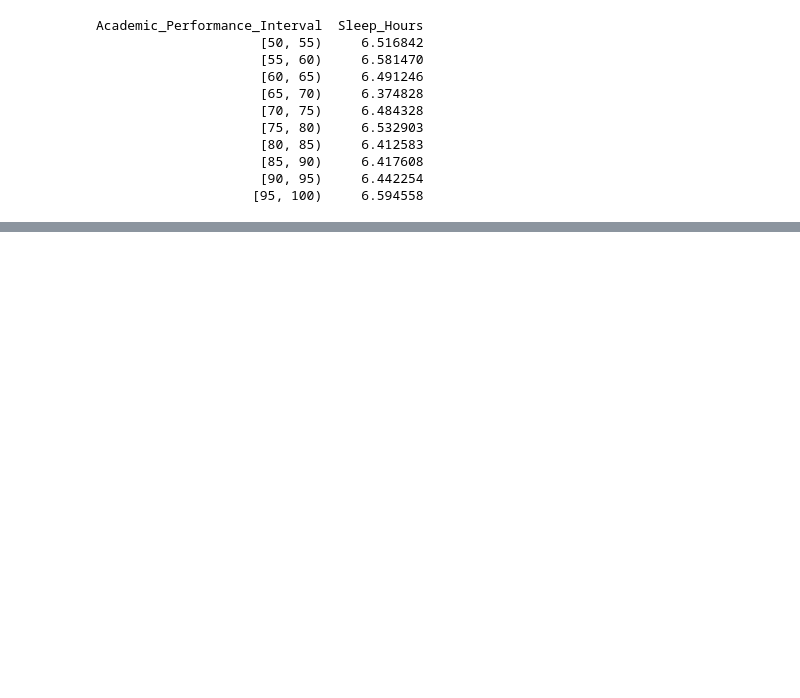
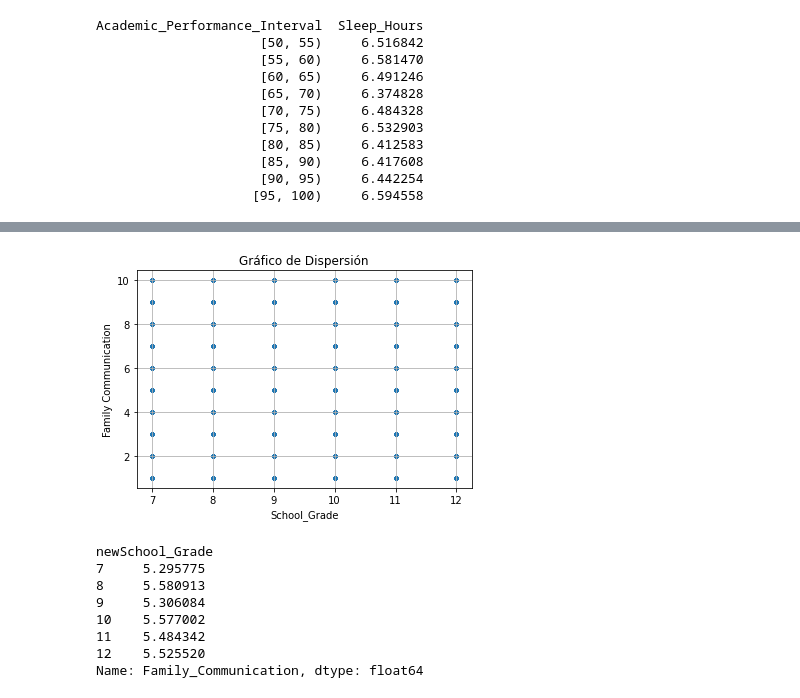
Before and after one commit to Carlolopespesia/Master-on-Data-Analytics, a Jupyter notebook: EDA CSV/cuaderno.ipynb, the cells around one changed output, grey strips where cells are left out. Cells and saved outputs as stored; diff of their text form; code cells hidden in the pictures; blank space fills up the shorter version.

```diff
--- a/EDA CSV/cuaderno.ipynb
+++ b/EDA CSV/cuaderno.ipynb
@@ -274,0 +371,39 @@ Academic_Performance_Interval  Sleep_Hours
+# %%
+newSchool_Grade = []
+for i in list(diccionario_columnas.values())[5]:
+    newSchool_Grade.append(int(i.replace('th','')))
+
+Family_Communication = list(diccionario_columnas.values())[22]
+
+Family_Communication = pd.to_numeric(Family_Communication, errors='coerce')
+
+# Crear el diagrama de dispersión
+plt.scatter(newSchool_Grade, Family_Communication, s=10, alpha=0.5)
+
+# Personalizar el gráfico
+plt.xlabel('School_Grade')
+plt.ylabel('Family Communication')
+plt.title('Gráfico de Dispersión')
+plt.grid(True)
+
+# Mostrar el gráfico
+plt.show()
+
+# Crear un DataFrame temporal para la agrupación
+df = pd.DataFrame({'newSchool_Grade': newSchool_Grade, 'Family_Communication': Family_Communication})
+
+# Agrupar por 'Age' y calcular la media de 'Daily_Usage_Hours'
+media_por_curso = df.groupby('newSchool_Grade')['Family_Communication'].mean()
+
+# Imprimir los resultados
+print(media_por_curso)
+# %% [output]
+[figure, added]
+newSchool_Grade
+7     5.295775
+8     5.580913
+9     5.306084
+10    5.577002
+11    5.484342
+12    5.525520
+Name: Family_Communication, dtype: float64
```
Also changed, not shown: parts of 3 cells of this notebook.
